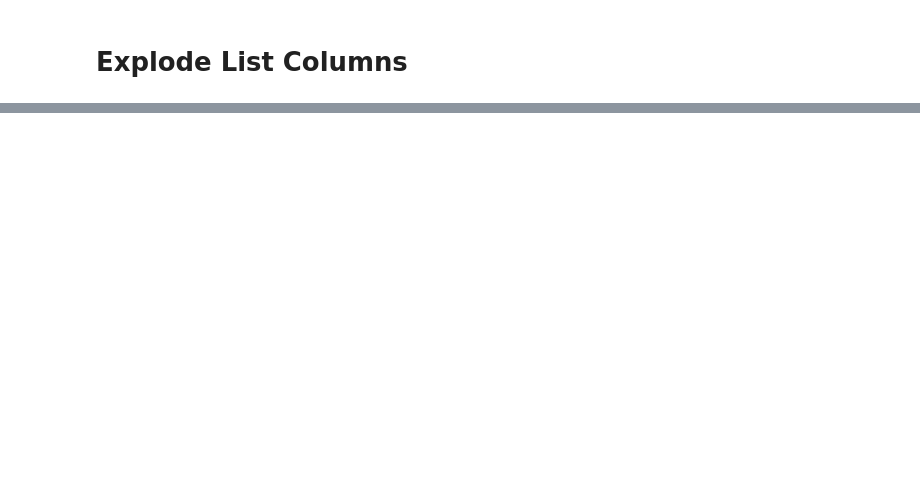
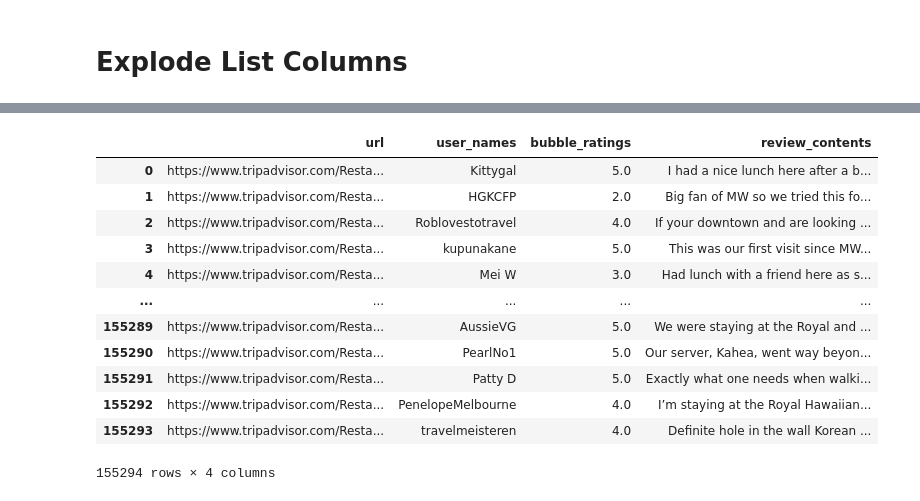
Before and after one commit to chelseanbr/hon-eats-recommender, a Jupyter notebook: eda.ipynb, the cells around one changed output, grey strips where cells are left out. Drawn from its saved outputs; the diff is of its cells as text; code cells hidden in the pictures; blank space fills up the shorter version.

```diff
--- a/eda.ipynb
+++ b/eda.ipynb
@@ -99,0 +140,2 @@ df['url'][7241]
+# %%
+df_nonzero_reviews = df[(df['bubble_ratings'].apply(lambda x: len(x))>=1) & (~df['num_reviews'].isnull())].copy()
@@ -99,0 +162,23 @@ df['url'][7241]
+# %%
+df_subset = df_nonzero_reviews[['url', 'user_names', 'bubble_ratings', 'review_contents']]
+# %%
+df_subset_exploded = (df_subset.set_index('url')
+              .apply(lambda x: x.apply(pd.Series).stack())
+              .reset_index()
+              .drop('level_1', 1))
+# %%
+df_subset_exploded
+# %% [output]
+|  | url | user_names | bubble_ratings | review_contents |
+| 0 | https://www.tripadvisor.com/Resta... | Kittygal | 5.0 | I had a nice lunch here after a b... |
+| 1 | https://www.tripadvisor.com/Resta... | HGKCFP | 2.0 | Big fan of MW so we tried this fo... |
+| 2 | https://www.tripadvisor.com/Resta... | Roblovestotravel | 4.0 | If your downtown and are looking ... |
+| 3 | https://www.tripadvisor.com/Resta... | kupunakane | 5.0 | This was our first visit since MW... |
+| 4 | https://www.tripadvisor.com/Resta... | Mei W | 3.0 | Had lunch with a friend here as s... |
+| ... | ... | ... | ... | ... |
+| 155289 | https://www.tripadvisor.com/Resta... | AussieVG | 5.0 | We were staying at the Royal and ... |
+| 155290 | https://www.tripadvisor.com/Resta... | PearlNo1 | 5.0 | Our server, Kahea, went way beyon... |
+| 155291 | https://www.tripadvisor.com/Resta... | Patty D | 5.0 | Exactly what one needs when walki... |
+| 155292 | https://www.tripadvisor.com/Resta... | PenelopeMelbourne | 4.0 | I’m staying at the Royal Hawaiian... |
+| 155293 | https://www.tripadvisor.com/Resta... | travelmeisteren | 4.0 | Definite hole in the wall Korean ... |
+155294 rows × 4 columns
```
Also changed, not shown: parts of 22 cells of this notebook.
